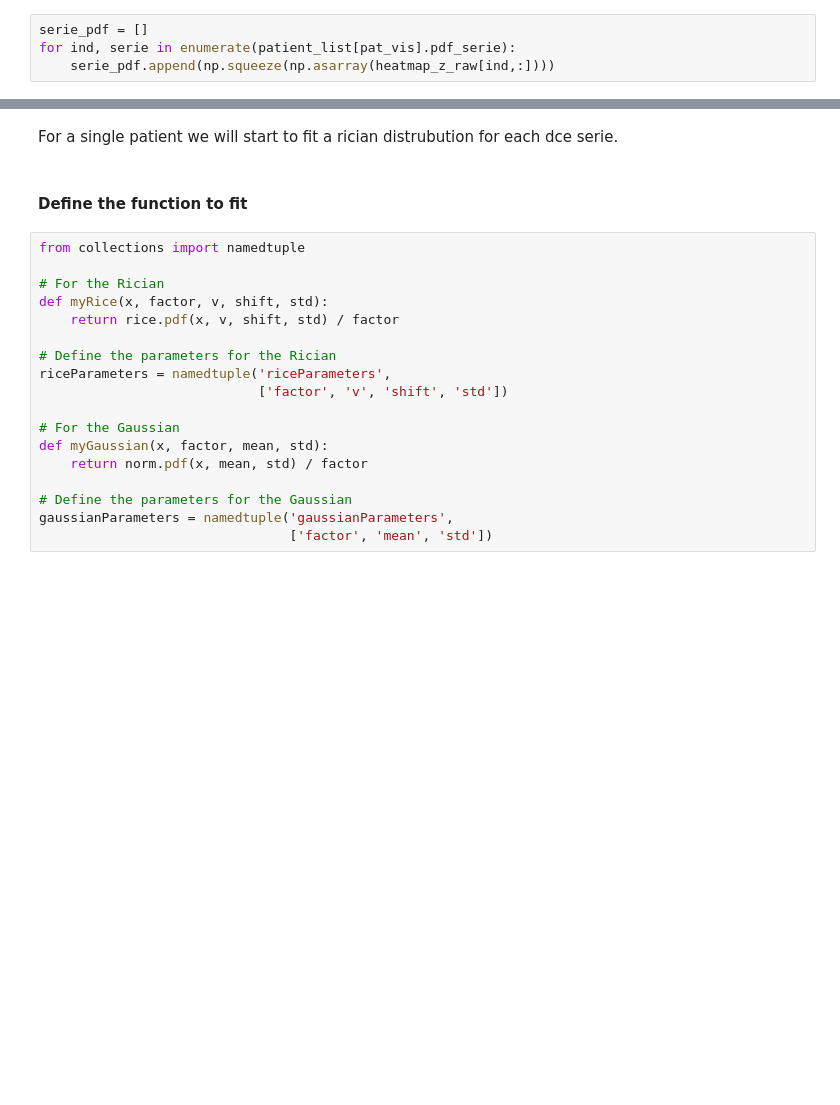
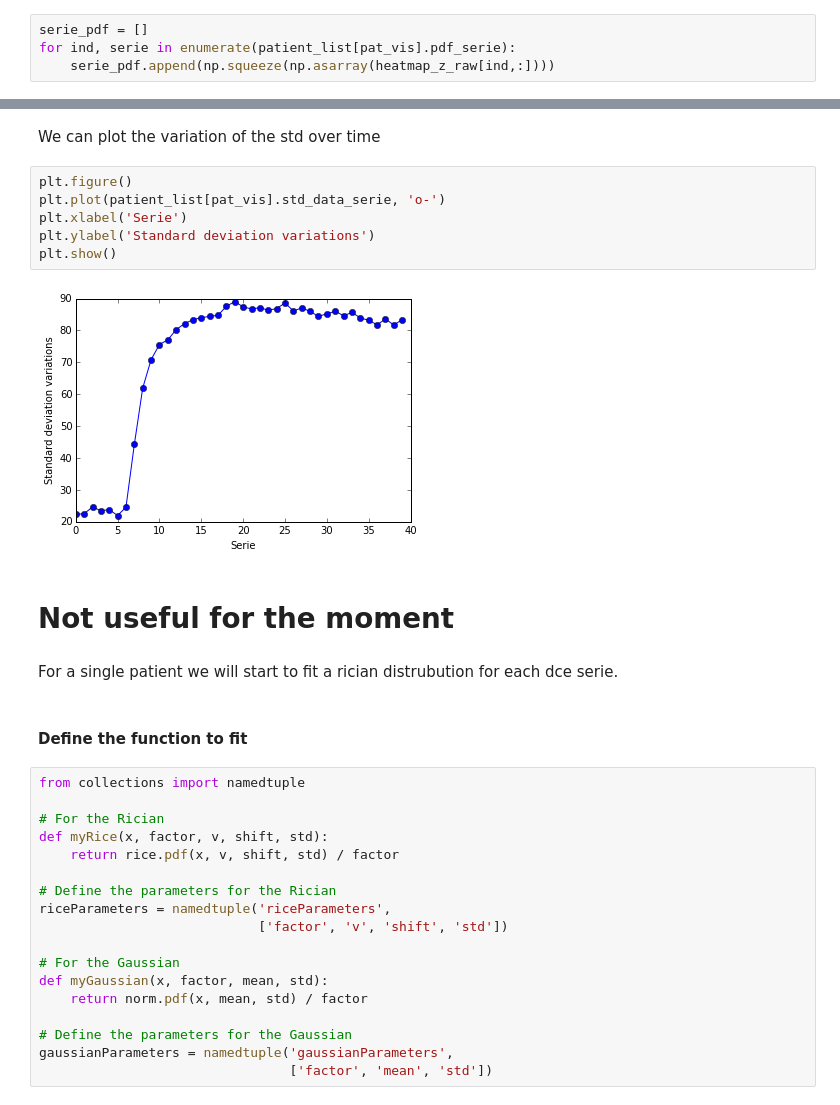
Before and after one commit to I2Cvb/prostate, a Jupyter notebook: notebook/normalisation-dce.ipynb, the cells around one changed output, grey strips where cells are left out. Cells and saved outputs as stored; diff of their text form; blank space fills up the shorter version.

```diff
--- a/notebook/normalisation-dce.ipynb
+++ b/notebook/normalisation-dce.ipynb
@@ -129,3 +181,15 @@ for ind, serie in enumerate(patient_list[pat_vis].pdf_serie):
+# %% [markdown]
+We can plot the variation of the std over time
+# %%
+plt.figure()
+plt.plot(patient_list[pat_vis].std_data_serie, 'o-')
+plt.xlabel('Serie')
+plt.ylabel('Standard deviation variations')
+plt.show()
+# %% [output]
+[figure, added]
+# %% [markdown]
+# Not useful for the moment
 # %% [markdown]
 For a single patient we will start to fit a rician distrubution for each dce serie.
 # %% [markdown]
```
Also changed, not shown: parts of 9 cells of this notebook.
